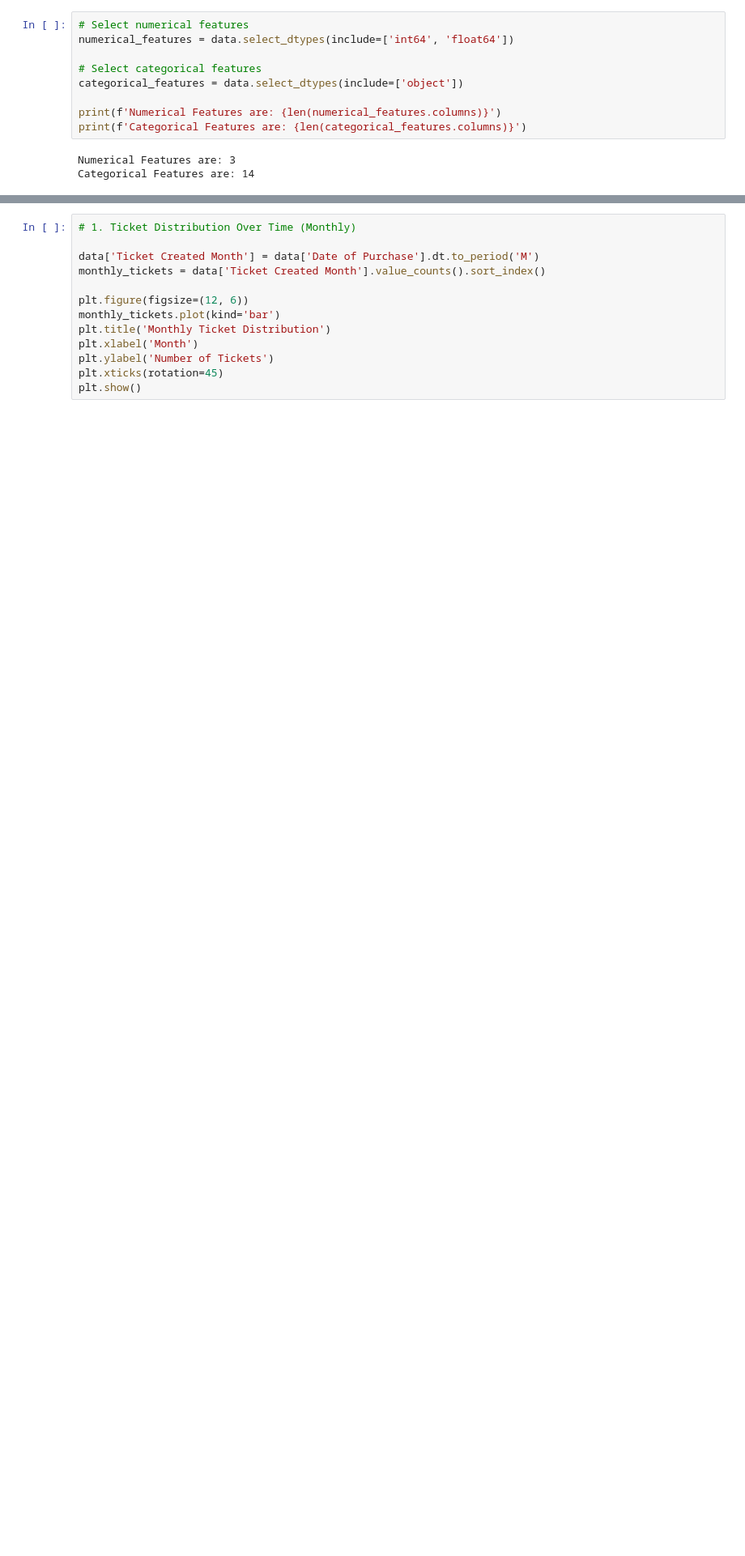
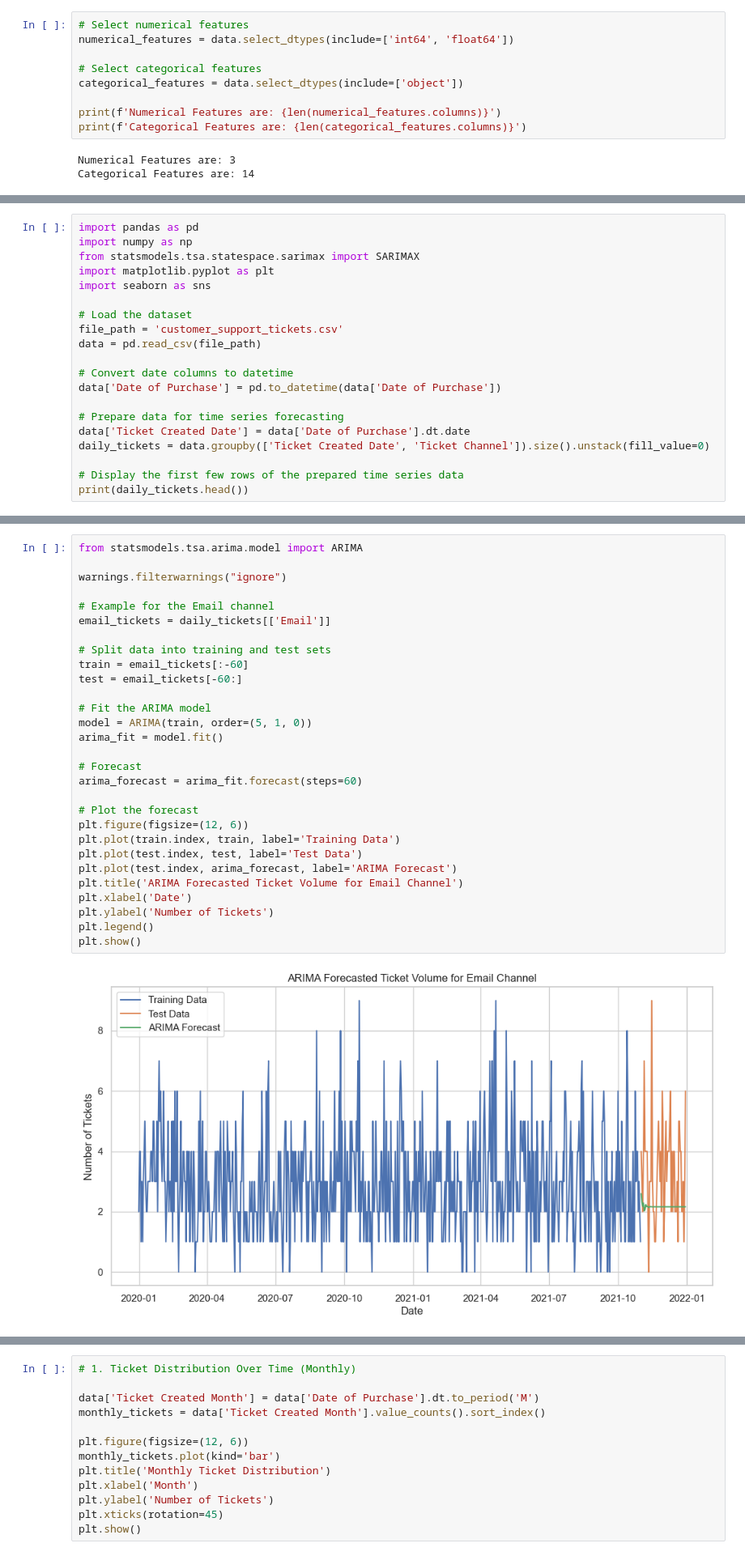
Before and after one commit to CCT-Dublin/capstone-project-feb-2024-pt-denissegarciavivolo, a Jupyter notebook: CA2_CapstoneProject_Denisse_Garcia.ipynb, the cells around one changed output, grey strips where cells are left out. Shown at 81% size. Cells and saved outputs as stored; diff of their text form; blank space fills up the shorter version.

```diff
--- a/CA2_CapstoneProject_Denisse_Garcia.ipynb
+++ b/CA2_CapstoneProject_Denisse_Garcia.ipynb
@@ -297,0 +454,20 @@ plt.show()
+# %%
+import pandas as pd
+import numpy as np
+from statsmodels.tsa.statespace.sarimax import SARIMAX
+import matplotlib.pyplot as plt
+import seaborn as sns
+
+# Load the dataset
+file_path = 'customer_support_tickets.csv'
+data = pd.read_csv(file_path)
+
+# Convert date columns to datetime
+data['Date of Purchase'] = pd.to_datetime(data['Date of Purchase'])
+
+# Prepare data for time series forecasting
+data['Ticket Created Date'] = data['Date of Purchase'].dt.date
+daily_tickets = data.groupby(['Ticket Created Date', 'Ticket Channel']).size().unstack(fill_value=0)
+
+# Display the first few rows of the prepared time series data
+print(daily_tickets.head())
@@ -297,0 +486,31 @@ plt.show()
+# %%
+from statsmodels.tsa.arima.model import ARIMA
+
+warnings.filterwarnings("ignore")
+
+# Example for the Email channel
+email_tickets = daily_tickets[['Email']]
+
+# Split data into training and test sets
+train = email_tickets[:-60]
+test = email_tickets[-60:]
+
+# Fit the ARIMA model
+model = ARIMA(train, order=(5, 1, 0))
+arima_fit = model.fit()
+
+# Forecast
+arima_forecast = arima_fit.forecast(steps=60)
+
+# Plot the forecast
+plt.figure(figsize=(12, 6))
+plt.plot(train.index, train, label='Training Data')
+plt.plot(test.index, test, label='Test Data')
+plt.plot(test.index, arima_forecast, label='ARIMA Forecast')
+plt.title('ARIMA Forecasted Ticket Volume for Email Channel')
+plt.xlabel('Date')
+plt.ylabel('Number of Tickets')
+plt.legend()
+plt.show()
+# %% [output]
+[figure, added]
```
Also changed, not shown: parts of 78 cells of this notebook.
